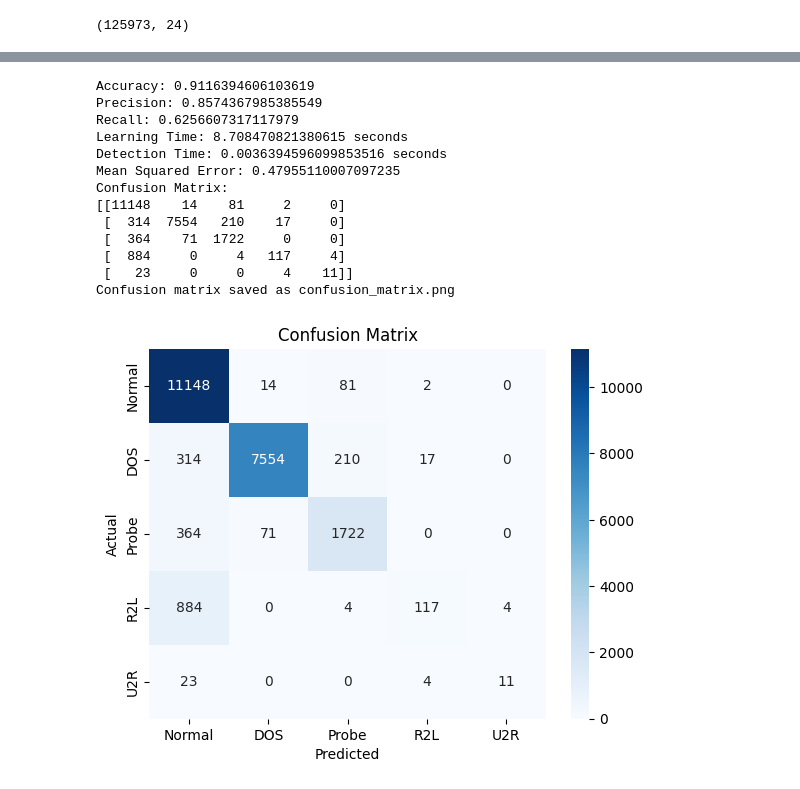
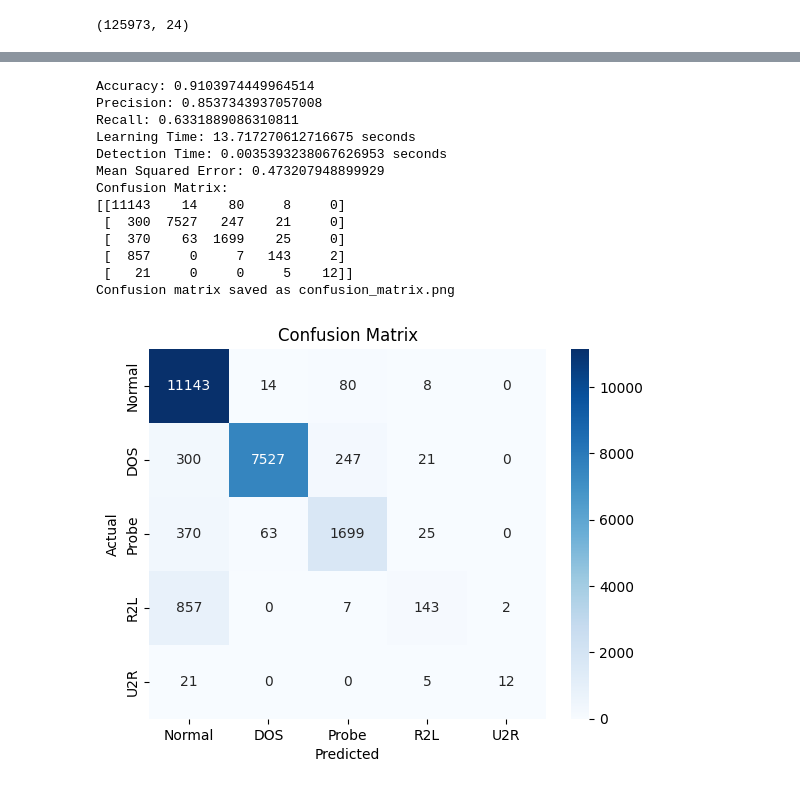
Before and after one commit to shiri9/ANN-NSL-KDD, a Jupyter notebook: ANN_NSL_KDD.ipynb, the cells around one changed output, grey strips where cells are left out. Cells and saved outputs as stored; diff of their text form; code cells hidden in the pictures.

```diff
--- a/ANN_NSL_KDD.ipynb
+++ b/ANN_NSL_KDD.ipynb
@@ -124,5 +124,5 @@ len(df1_train.labels.unique())
 23
 # %%
 #cleaning spaces before and after the output label
-df1_train.labels = df1_train.labels.apply(lambda x: x.strip())
-df1_train.shape
+#df1_train.labels = df1_train.labels.apply(lambda x: x.strip())
+#df1_train.shape
@@ -139,4 +178,8 @@ len(df1_test.labels.unique())
 # %%
 #cleaning spaces before and after the output label
-df1_test.labels = df1_test.labels.apply(lambda x: x.strip())
-df1_test.shape
+#df1_test.labels = df1_test.labels.apply(lambda x: x.strip())
+#df1_test.shape
+
+#cleaning spaces before and after the output label
+#df1_test_all_services.labels = df1_test_all_services.labels.apply(lambda x: x.strip())
+#df1_test_all_services.shape
@@ -746,10 +883,10 @@ y_test = df2_test['labels']  # Target variable
 start_time = time.time()
 
 # Create a decision tree classifier
-clf = DecisionTreeClassifier()
+clf_with_rfe = DecisionTreeClassifier()
 
 # Create the RFE object and specify the number of features to select
-rfe = RFE(estimator=clf, n_features_to_select=35)  # Adjust the number of features as needed
+rfe = RFE(estimator=clf_with_rfe, n_features_to_select=30)  # Adjust the number of features as needed
 
 rfe.fit(X_train, y_train)
 
@@ -757,7 +894,7 @@ X_train_selected = rfe.transform(X_train)
 X_test_selected = rfe.transform(X_test)
 
 # Train the decision tree classifier on the selected features
-clf.fit(X_train_selected, y_train)
+clf_with_rfe.fit(X_train_selected, y_train)
 
 learning_time = time.time() - start_time
 
@@ -765,7 +902,7 @@ learning_time = time.time() - start_time
 start_time = time.time()
 
 # Make predictions on the test set
-y_pred_with_rfe = clf.predict(X_test_selected)
+y_pred_with_rfe = clf_with_rfe.predict(X_test_selected)
 
 detection_time = time.time() - start_time
 
@@ -787,42 +924,42 @@ mse = mean_squared_error(y_test, y_pred_with_rfe)
 print("Mean Squared Error:", mse)
 
 # Compute the confusion matrix
 cm = confusion_matrix(y_test, y_pred_with_rfe)
 
 print("Confusion Matrix:")
 print(cm)
 
 # Define the labels for the confusion matrix
 labels = ['Normal', 'DOS', 'Probe', 'R2L','U2R']
 
 # Create a heatmap of the confusion matrix
 sns.heatmap(cm, annot=True, cmap='Blues', fmt='d', xticklabels=labels, yticklabels=labels)
 
 # Set the axis labels and title
 plt.xlabel('Predicted')
 plt.ylabel('Actual')
 plt.title('Confusion Matrix')
 
 # Save the plot as an image file
 plt.savefig('confusion_matrix_with_rfe_35.png', dpi=300)
 
 # Display a message indicating the file has been saved
 print("Confusion matrix saved as confusion_matrix.png")
 
 # Display the plot
 plt.show()
 # %% [output]
-Accuracy: 0.9116394606103619
-Precision: 0.8574367985385549
-Recall: 0.6256607317117979
-Learning Time: 8.708470821380615 seconds
-Detection Time: 0.0036394596099853516 seconds
-Mean Squared Error: 0.47955110007097235
+Accuracy: 0.9103974449964514
+Precision: 0.8537343937057008
+Recall: 0.6331889086310811
+Learning Time: 13.717270612716675 seconds
+Detection Time: 0.0035393238067626953 seconds
+Mean Squared Error: 0.473207948899929
 Confusion Matrix:
-[[11148    14    81     2     0]
- [  314  7554   210    17     0]
- [  364    71  1722     0     0]
- [  884     0     4   117     4]
- [   23     0     0     4    11]]
+[[11143    14    80     8     0]
+ [  300  7527   247    21     0]
+ [  370    63  1699    25     0]
+ [  857     0     7   143     2]
+ [   21     0     0     5    12]]
 Confusion matrix saved as confusion_matrix.png
-[figure, old version]
+[figure, new version]
```
Also changed, not shown: parts of 23 cells of this notebook.
